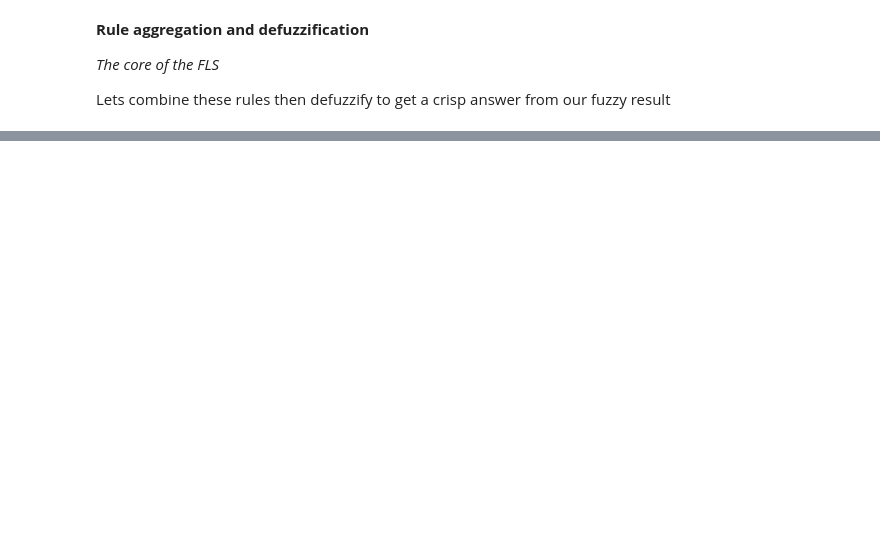
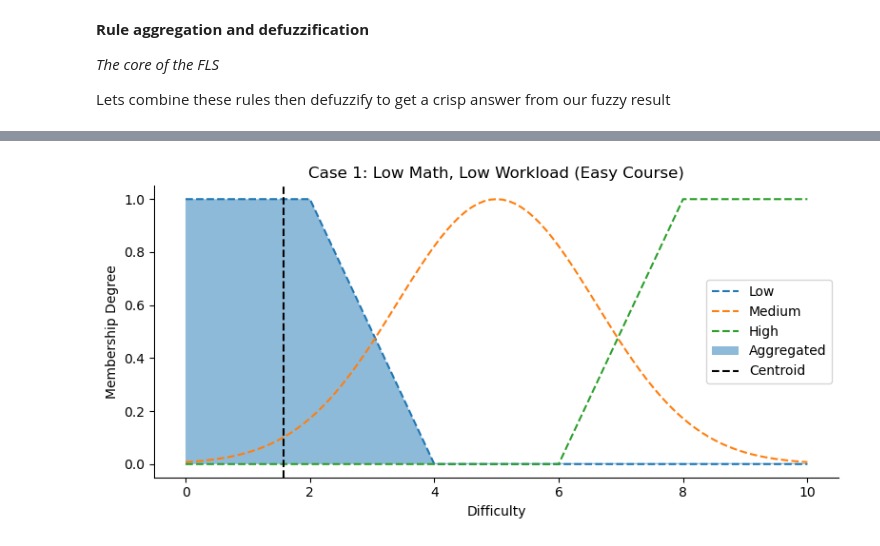
Before and after one commit to RyanWBiao/ComputationalIntelligence2025, a Jupyter notebook: FuzzySets/project2.ipynb, the cells around one changed output, grey strips where cells are left out. Drawn from its saved outputs; the diff is of its cells as text; code cells hidden in the pictures; blank space fills up the shorter version.

Commit message:
add some validation

```diff
--- a/FuzzySets/project2.ipynb
+++ b/FuzzySets/project2.ipynb
@@ -439,0 +497,97 @@ plt.show()
+# %%
+# =========================
+# Validation Cell: FLS Validation (Aligned with Existing Variables)
+# =========================
+
+def run_validation_case(math_input, workload_input, title=None):
+    print("=" * 60)
+    if title:
+        print(title)
+    print(f"Input: math_level = {math_input}, workload = {workload_input}")
+
+    # ---------- Fuzzification ----------
+    math_lo_fire = interp_membership(domain_math_level, math_lo_func, math_input)
+    math_md_fire = interp_membership(domain_math_level, math_md_func, math_input)
+    math_hi_fire = interp_membership(domain_math_level, math_hi_func, math_input)
+
+    workload_lo_fire = interp_membership(domain_workload, workload_lo_func, workload_input)
+    workload_md_fire = interp_membership(domain_workload, workload_md_func, workload_input)
+    workload_hi_fire = interp_membership(domain_workload, workload_hi_func, workload_input)
+
+    print("\nFuzzification results:")
+    print(f"Math level   -> low: {math_lo_fire:.3f}, medium: {math_md_fire:.3f}, high: {math_hi_fire:.3f}")
+    print(f"Workload    -> low: {workload_lo_fire:.3f}, medium: {workload_md_fire:.3f}, high: {workload_hi_fire:.3f}")
+
+    # ---------- Rule firing (AND = min) ----------
+    # Asymmetric rule design
+    r1 = math_hi_fire                                      # math high → difficulty high
+    r2 = min(workload_hi_fire, math_md_fire)               # workload high AND math medium → high
+    r3 = min(math_hi_fire, workload_hi_fire)               # math high AND workload high → high
+    r4 = min(math_hi_fire, workload_lo_fire)               # math high AND workload low → medium
+    r5 = min(math_lo_fire, workload_hi_fire)               # math low AND workload high → medium
+    r6 = min(math_md_fire, workload_md_fire)               # medium & medium → medium
+    r7 = min(math_lo_fire, workload_lo_fire)               # low & low → low
+
+    print("\nRule firing strengths:")
+    print(f"R1 (math high): {r1:.3f}")
+    print(f"R2 (workload high & math medium): {r2:.3f}")
+    print(f"R3 (math high & workload high): {r3:.3f}")
+    print(f"R4 (math high & workload low): {r4:.3f}")
+    print(f"R5 (math low & workload high): {r5:.3f}")
+    print(f"R6 (medium & medium): {r6:.3f}")
+    print(f"R7 (low & low): {r7:.3f}")
+
+    # ---------- Implication (clipping) ----------
+    chop_off1 = np.minimum(difficulty_hi_func, r1)
+    chop_off2 = np.minimum(difficulty_hi_func, r2)
+    chop_off3 = np.minimum(difficulty_hi_func, r3)
+    chop_off4 = np.minimum(difficulty_md_func, r4)
+    chop_off5 = np.minimum(difficulty_md_func, r5)
+    chop_off6 = np.minimum(difficulty_md_func, r6)
+    chop_off7 = np.minimum(difficulty_lo_func, r7)
+
+    # ---------- Aggregation (MAX) ----------
+    aggregated_difficulty = np.maximum.reduce([
+        chop_off1,
+        chop_off2,
+        chop_off3,
+        chop_off4,
+        chop_off5,
+        chop_off6,
+        chop_off7
+    ])
+
+    # ---------- Defuzzification ----------
+    centroid = centroid_defuzzification(domain_difficulty, aggregated_difficulty)
+    print(f"\nDefuzzified difficulty (centroid): {centroid:.3f}")
+
+    # ---------- Visualization ----------
+    fig, ax = plt.subplots(figsize=(8, 4))
+
+    ax.plot(domain_difficulty, difficulty_lo_func, '--', label='Low')
+    ax.plot(domain_difficulty, difficulty_md_func, '--', label='Medium')
+    ax.plot(domain_difficulty, difficulty_hi_func, '--', label='High')
+
+    ax.fill_between(domain_difficulty, aggregated_difficulty, alpha=0.5, label='Aggregated')
+    ax.axvline(centroid, color='k', linestyle='--', label='Centroid')
+
+    ax.set_title(title if title else "Validation Case")
+    ax.set_xlabel("Difficulty")
+    ax.set_ylabel("Membership Degree")
+    ax.legend()
+
+    ax.spines['top'].set_visible(False)
+    ax.spines['right'].set_visible(False)
+
+    plt.tight_layout()
+    plt.show()
+
+
+# =========================
+# Run Validation Cases
+# =========================
+
+run_validation_case(0, 0, "Case 1: Low Math, Low Workload (Easy Course)")
+run_validation_case(10, 10, "Case 2: High Math, High Workload (Hard Course)")
+run_validation_case(7, 3, "Case 3: Math-Heavy, Light Workload")
+# %% [output]
@@ -439,0 +612 @@ plt.show()
+[figure, added]
```
Also changed, not shown: parts of 8 cells of this notebook.
